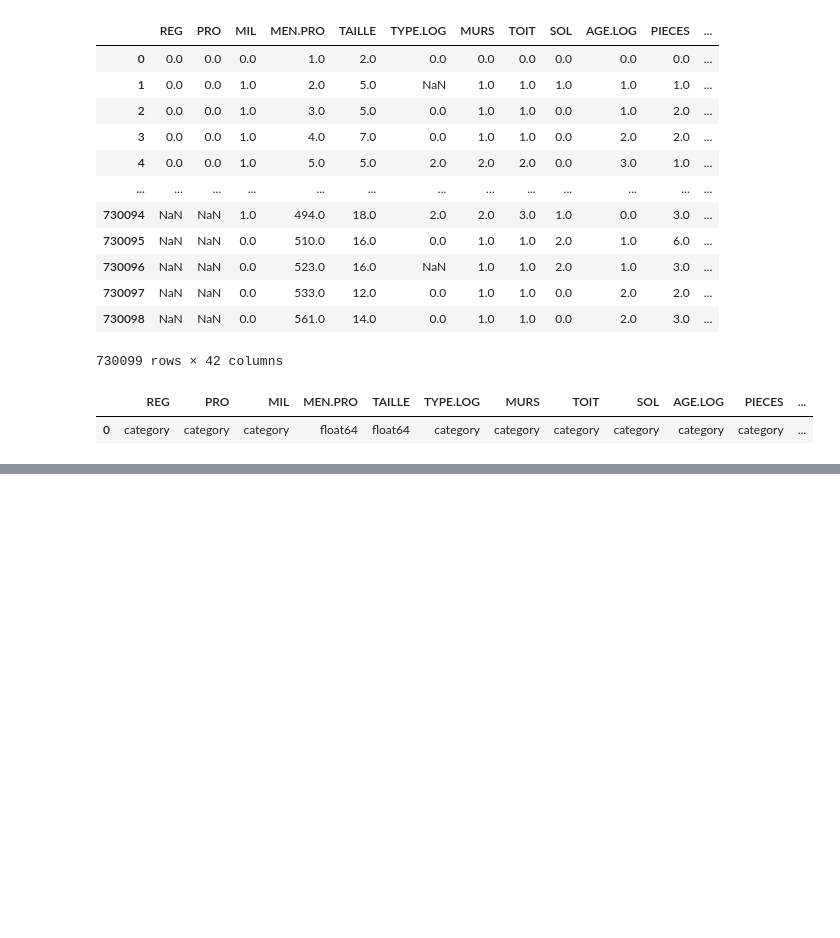
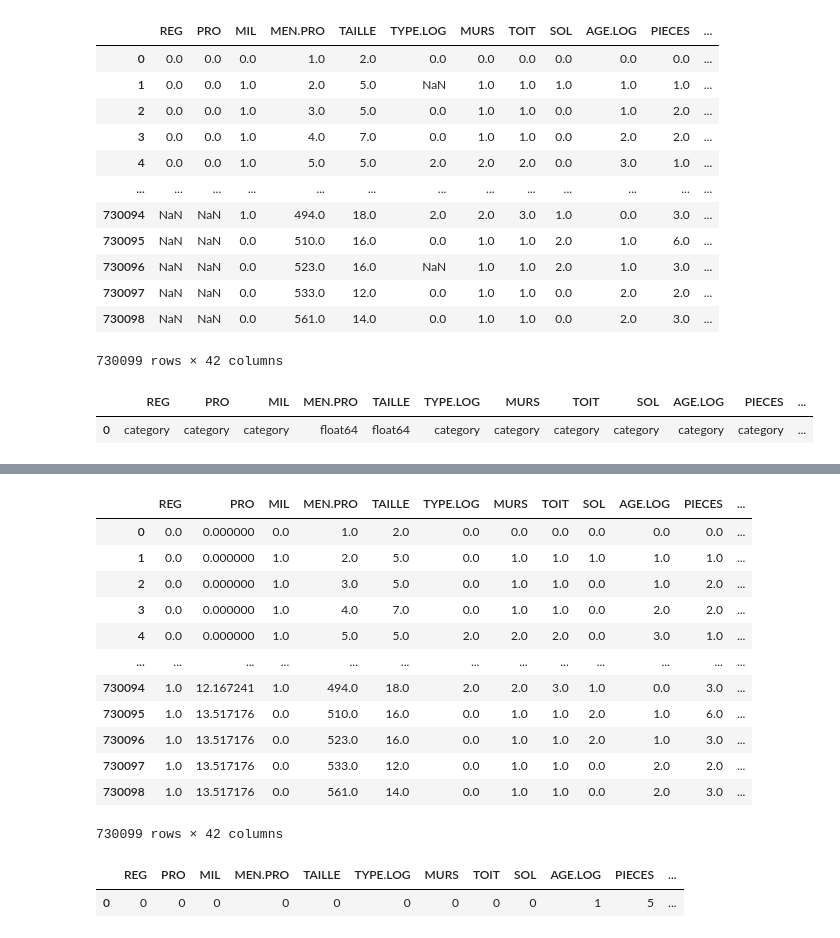
Before and after one commit to Hvllvix/HCP-Internship, a Jupyter notebook: Notebooks/Pre-processing.ipynb, the cells around one changed output, grey strips where cells are left out. Drawn from its saved outputs; the diff is of its cells as text; code cells hidden in the pictures; blank space fills up the shorter version.

Commit message:
finishing the data proessing task and training the lgbm models, also fixing some bugs and minor changes for elegance, saving the rgph diffrent tools and dependencies

```diff
--- a/Notebooks/Pre-processing.ipynb
+++ b/Notebooks/Pre-processing.ipynb
@@ -246,10 +234,19 @@ display(RGPH.head(3), pd.DataFrame(RGPH.dtypes).T)
 # %%
 MapRGPH = {column: {i[1] : (i[0] if str(i[1]).lower() != 'nan' else None) for i in enumerate(RGPH[column].unique())} for column in RGPH.columns if RGPH[column].dtype == 'category'}
+
+if not pathlib.Path('../Assets/Maps/MapRGPH.json').exists() :
+    with open('../Assets/Maps/MapRGPH.json', 'w', encoding = 'utf-8') as file :
+        json.dump({column : dict(sorted(map.items(), key = lambda item: len(str(item[0])))) for column, map in MapRGPH.items()}, file, indent = 4, ensure_ascii = False)
 
 Encoded = pd.DataFrame({column: RGPH[column].map(MapRGPH[column]) for column in MapRGPH.keys()}, dtype = 'category')
 CleanRGPH = pd.DataFrame({column : (RGPH[column] if column not in Encoded.columns else Encoded[column]) for column in RGPH.columns})
 
 TypesRGPH = {column : str(CleanRGPH[column].dtype) for column in CleanRGPH.columns}
+
+if not pathlib.Path('../Assets/Types/TypesRGPH.json').exists() :
+    with open('../Assets/Types/TypesRGPH.json', 'w', encoding = 'utf-8') as file :
+        json.dump(TypesRGPH, file, indent = 4, ensure_ascii = False)
+
 for column in CleanRGPH.columns : CleanRGPH[column] = CleanRGPH[column].astype('float64')
 
 display(CleanRGPH, pd.DataFrame({i[0] : [i[1]] for i in TypesRGPH.items()}))
@@ -307,0 +269,67 @@ DependenciesRGPH = {
+# %%
+from lightgbm import LGBMClassifier as LGBMC, LGBMRegressor as LGBMR
+
+import warnings
+warnings.filterwarnings("ignore", category = UserWarning, module = "sklearn")
+
+DependenciesRGPH = {
+    'TYPE.LOG': ['REG', 'MIL', 'MEN.PRO', 'TAILLE', 'MEN.TYPE'],
+    'ECL.MODE': ['REG', 'MIL', 'ELEC', 'TYPE.LOG'],
+    'EAU.MODE': ['REG', 'MIL', 'TYPE.LOG', 'EAU.DIST'],
+    'EAU.DIST': ['REG', 'MIL', 'PRO', 'TYPE.LOG'],
+    'EAU.DUR': ['REG', 'MIL', 'EAU.MODE', 'EAU.DIST'],
+    'TELE': ['REG', 'MIL', 'MEN.PRO', 'TAILLE', 'ELEC'],
+    'RADIO': ['REG', 'MIL', 'TELE', 'ELEC'],
+    'TEL.PORT': ['REG', 'MIL', 'TAILLE', 'MEN.TYPE'],
+    'TEL.FIXE': ['REG', 'MIL', 'TYPE.LOG', 'NET'],
+    'NET': ['REG', 'MIL', 'PC', 'TELE'],
+    'PC': ['REG', 'MIL', 'NET', 'TAILLE'],
+    'PARAB': ['REG', 'MIL', 'TYPE.LOG'],
+    'FRIGO': ['REG', 'MIL', 'ELEC', 'MEN.PRO'],
+    'CAM': ['MIL', 'REG', 'TRACT', 'VOIT'],
+    'VOIT': ['MIL', 'REG', 'MEN.PRO', 'TAILLE'],
+    'TRACT': ['MIL', 'REG', 'PRO'],
+    'MOTO': ['MIL', 'REG', 'TAILLE'],
+    'REG': ['PRO', 'MIL'],
+    'PRO': ['REG', 'MIL'],
+    'MIL': ['REG', 'PRO', 'TYPE.LOG'],
+    'STAT.OCC': ['TYPE.LOG', 'MEN.TYPE', 'TAILLE'],
+    'MEN.TYPE': ['TAILLE', 'MEN.PRO', 'STAT.OCC'],
+    'ROUTE.DIST': ['REG', 'PRO', 'MIL', 'TYPE.LOG']
+}
+
+DependenciesRGPH = {key: value for key, value in sorted(DependenciesRGPH.items(), key = lambda item: CleanRGPH[item[0]].isna().sum())}
+DependenciesRGPH = {target: {'features': features, 'leaves': int(len(CleanRGPH[target].unique()) ** 1.5 + 2) * 2, 'samples': max(5, int(CleanRGPH[target].notna().sum() / 2000)), 'estimators': max(50, min(500, int(CleanRGPH[target].isna().sum() / 5)))} for target, features in DependenciesRGPH.items()}
+
+if not pathlib.Path('../Assets/Dependencies/DependenciesRGPH.json').exists() :
+    with open('../Assets/Dependencies/DependenciesRGPH.json', 'w', encoding = 'utf-8') as file :
+        json.dump({target : features['features'] for target, features in DependenciesRGPH.items()}, file, indent = 4, ensure_ascii = False)
+
+ModelsRGPH = {target : (LGBMR if target in ['MEN.PRO', 'TAILLE', 'PDS'] else LGBMC)(num_leaves = parameters['leaves'], n_estimators = parameters['estimators'], min_child_samples = parameters['samples'], learning_rate = 0.05, random_state = 205, n_jobs = -1, verbose = -1) for target, parameters in DependenciesRGPH.items()}
+
+for target, model in ModelsRGPH.items() :
+    if any(CleanRGPH[target].isna()) :
+        if not pathlib.Path(f'../Models/Imputers/RGPH/LGBM_{target}.joblib').exists() :
+            model.fit(CleanRGPH.loc[CleanRGPH[target].notna(), DependenciesRGPH[target]['features']], CleanRGPH.loc[CleanRGPH[target].notna(), target])
+            joblib.dump(model, f'../Models/Imputers/RGPH/LGBM_{target}.joblib')
+        else :
+            ModelsRGPH[target] = joblib.load(f'../Models/Imputers/RGPH/LGBM_{target}.joblib')
+        CleanRGPH.loc[CleanRGPH[target].isna(), target] = ModelsRGPH[target].predict(CleanRGPH.loc[CleanRGPH[target].isna(), DependenciesRGPH[target]['features']])
+
+display(CleanRGPH, pd.DataFrame(CleanRGPH.isnull().sum().to_dict(), index = [0]))
+# %% [output]
+|  | REG | PRO | MIL | MEN.PRO | TAILLE | TYPE.LOG | MURS | TOIT | SOL | AGE.LOG | PIECES | ... |
+| 0 | 0.0 | 0.000000 | 0.0 | 1.0 | 2.0 | 0.0 | 0.0 | 0.0 | 0.0 | 0.0 | 0.0 | ... |
+| 1 | 0.0 | 0.000000 | 1.0 | 2.0 | 5.0 | 0.0 | 1.0 | 1.0 | 1.0 | 1.0 | 1.0 | ... |
+| 2 | 0.0 | 0.000000 | 1.0 | 3.0 | 5.0 | 0.0 | 1.0 | 1.0 | 0.0 | 1.0 | 2.0 | ... |
+| 3 | 0.0 | 0.000000 | 1.0 | 4.0 | 7.0 | 0.0 | 1.0 | 1.0 | 0.0 | 2.0 | 2.0 | ... |
+| 4 | 0.0 | 0.000000 | 1.0 | 5.0 | 5.0 | 2.0 | 2.0 | 2.0 | 0.0 | 3.0 | 1.0 | ... |
+| ... | ... | ... | ... | ... | ... | ... | ... | ... | ... | ... | ... | ... |
+| 730094 | 1.0 | 12.167241 | 1.0 | 494.0 | 18.0 | 2.0 | 2.0 | 3.0 | 1.0 | 0.0 | 3.0 | ... |
+| 730095 | 1.0 | 13.517176 | 0.0 | 510.0 | 16.0 | 0.0 | 1.0 | 1.0 | 2.0 | 1.0 | 6.0 | ... |
+| 730096 | 1.0 | 13.517176 | 0.0 | 523.0 | 16.0 | 0.0 | 1.0 | 1.0 | 2.0 | 1.0 | 3.0 | ... |
+| 730097 | 1.0 | 13.517176 | 0.0 | 533.0 | 12.0 | 0.0 | 1.0 | 1.0 | 0.0 | 2.0 | 2.0 | ... |
+| 730098 | 1.0 | 13.517176 | 0.0 | 561.0 | 14.0 | 0.0 | 1.0 | 1.0 | 0.0 | 2.0 | 3.0 | ... |
+730099 rows × 42 columns
+|  | REG | PRO | MIL | MEN.PRO | TAILLE | TYPE.LOG | MURS | TOIT | SOL | AGE.LOG | PIECES | ... |
+| 0 | 0 | 0 | 0 | 0 | 0 | 0 | 0 | 0 | 0 | 1 | 5 | ... |
```
Also changed, not shown: parts of 16 cells of this notebook, 43 other files.
